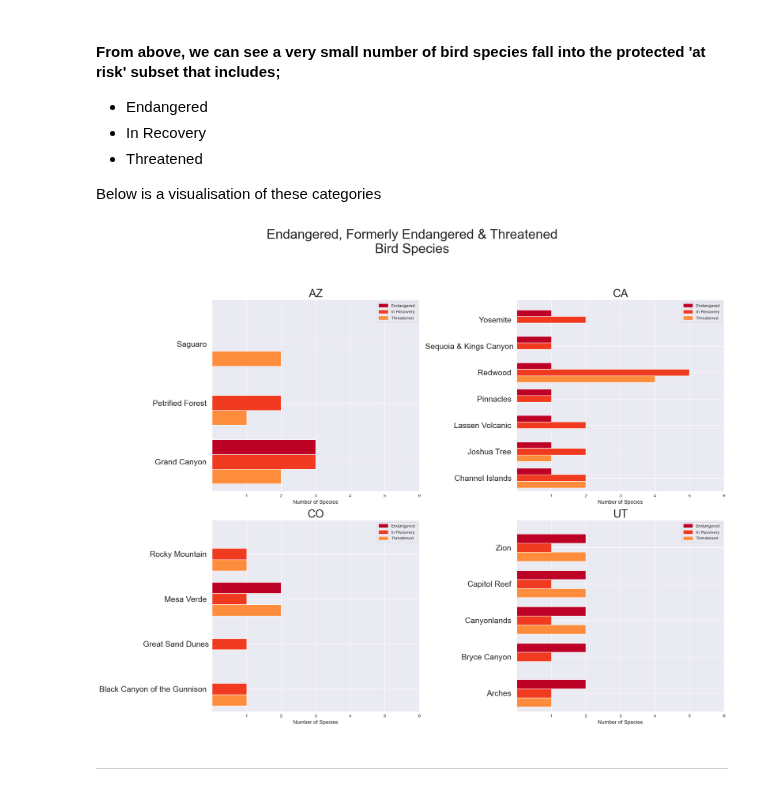
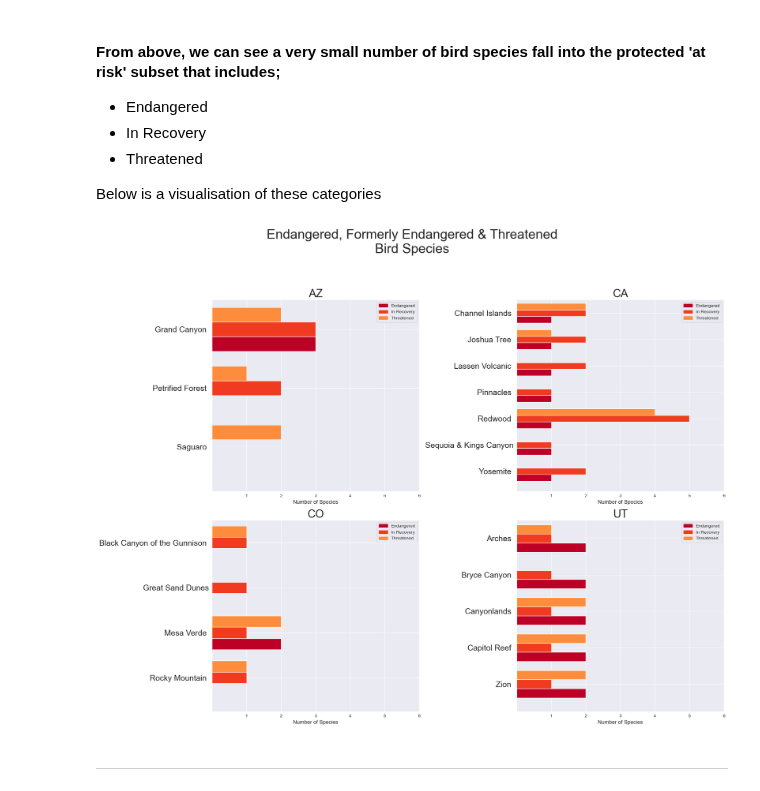
Before and after one commit to pineapple-bois/Biodiversity-In-National-Parks-Real-World, a Jupyter notebook: analysis.ipynb, the cells around one changed output. Saved outputs shown, nothing was run; the diff lists cells and outputs as text; code cells hidden in the pictures.

Commit message:
Inverted y-axis in plots

```diff
--- a/analysis.ipynb
+++ b/analysis.ipynb
@@ -350,6 +350,7 @@ for i, state in enumerate(states_list_short):
     plt.xticks(np.arange(25,400,25))
     plt.xlabel('Number of Species', fontsize=12)
     plt.legend(handles=handles, fontsize=10)
+    plt.gca().invert_yaxis() # y-axis runs from top to bottom
     plt.grid(True)
 
 plt.subplots_adjust(top=0.5)
@@ -367,32 +368,32 @@ Below is a visualisation of these categories
 # %%
 handles_two = [mpatches.Patch(color=colour, label=label) for label, colour in cons_colour_two.items()]
 
 plt.figure(figsize=(20,15))
 plt.suptitle('Endangered, Formerly Endangered & Threatened\nBird Species', fontsize=30, y=1.05)
 
 for i, state in enumerate(states_list_short):
     data = pd.DataFrame(parks_pro_counts_two[parks_pro_counts_two['state'] == state])
     age_protected = data['percent_protected'].values
     ind = np.arange(len(data))
     width = 0.25
     ax = plt.subplot(2,2,(i+1))
     plt.title(state, fontsize=25)
     ax.barh(ind, data.threatened, width, color='#fd8d3c')
     ax.barh(ind + width, data.in_recovery, width, color='#f03b20')
     ax.barh(ind + 2*width, data.endangered, width, color='#bd0026')
     ax.set(yticks=ind + width, yticklabels=data.park_name, ylim=[3*width - 1, len(data)])
     plt.yticks(fontsize=18)
     plt.xticks(np.arange(1,7,1))
     plt.xlabel('Number of Species', fontsize=12)
     plt.legend(handles=handles_two, fontsize=10)
+    plt.gca().invert_yaxis() # y-axis runs from top to bottom
     plt.grid(True)
-
 
 plt.subplots_adjust(top=0.5)
 plt.tight_layout()
 plt.show()
 # %% [output]
-[figure, old version]
+[figure, new version]
 # %% [markdown]
 ----
 # %% [markdown]
```
Also changed, not shown: parts of 2 cells of this notebook.
